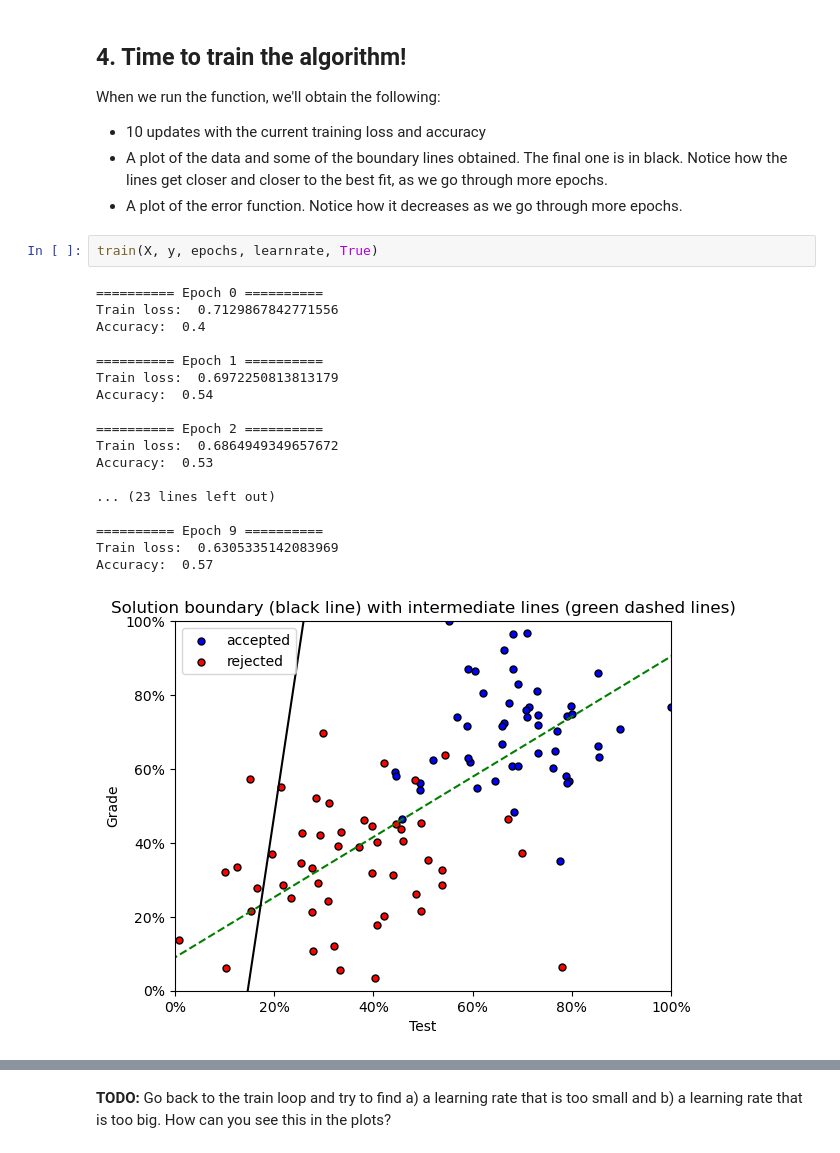
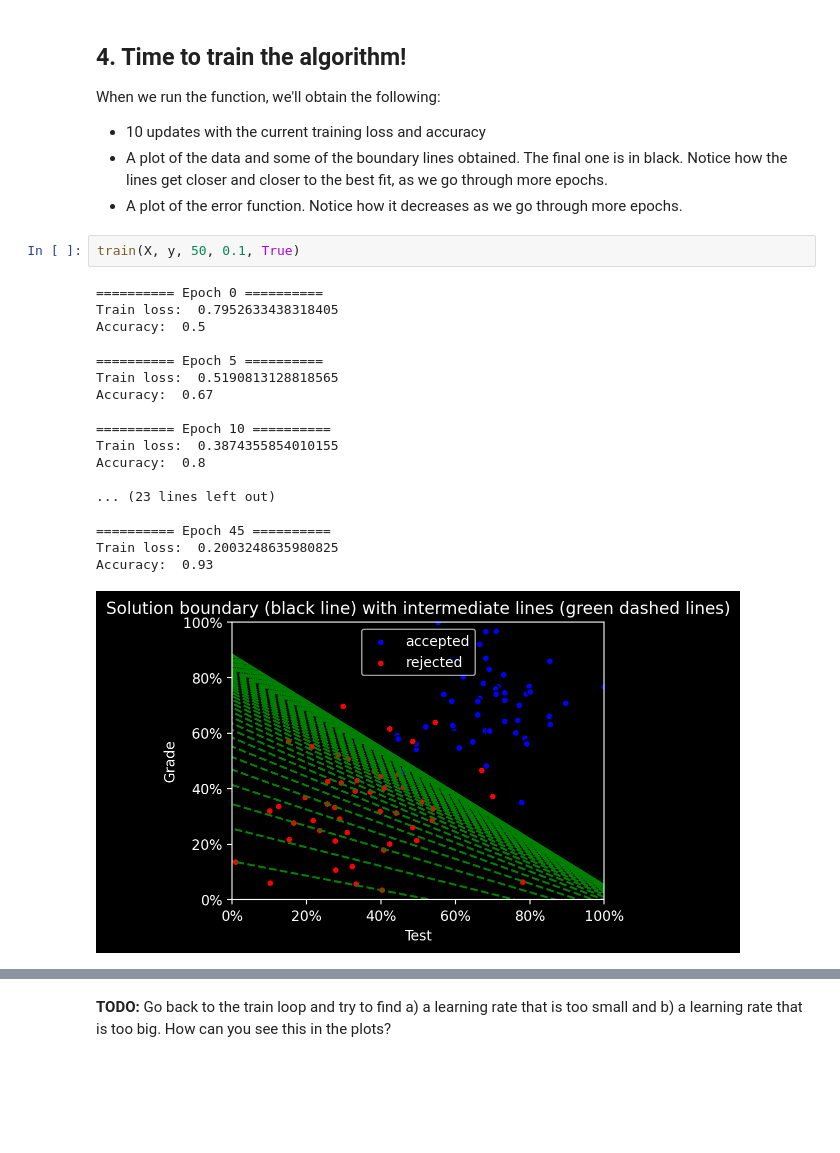
Before and after one commit to hai5rt/MMA-Mustererkennung, a Jupyter notebook: 6 Neuronale Netze/Exercise_StudentAdmissions_Neuron_v2__starter.ipynb, the cells around one changed output, grey strips where cells are left out. Drawn from its saved outputs; the diff is of its cells as text; blank space fills up the shorter version.

```diff
--- a/6 Neuronale Netze/Exercise_StudentAdmissions_Neuron_v2__starter.ipynb
+++ b/6 Neuronale Netze/Exercise_StudentAdmissions_Neuron_v2__starter.ipynb
@@ -200,23 +200,23 @@ When we run the function, we'll obtain the following:
 - A plot of the data and some of the boundary lines obtained. The final one is in black. Notice how the lines get closer and closer to the best fit, as we go through more epochs.
 - A plot of the error function. Notice how it decreases as we go through more epochs.
 # %%
-train(X, y, epochs, learnrate, True)
+train(X, y, 50, 0.1, True)
 # %% [output]
 ========== Epoch 0 ==========
-Train loss:  0.7129867842771556
-Accuracy:  0.4
+Train loss:  0.7952633438318405
+Accuracy:  0.5
 
-========== Epoch 1 ==========
-Train loss:  0.6972250813813179
-Accuracy:  0.54
+========== Epoch 5 ==========
+Train loss:  0.5190813128818565
+Accuracy:  0.67
 
-========== Epoch 2 ==========
-Train loss:  0.6864949349657672
-Accuracy:  0.53
+========== Epoch 10 ==========
+Train loss:  0.3874355854010155
+Accuracy:  0.8
 
 ... (23 lines left out)
 
-========== Epoch 9 ==========
-Train loss:  0.6305335142083969
-Accuracy:  0.57
+========== Epoch 45 ==========
+Train loss:  0.2003248635980825
+Accuracy:  0.93
-[figure, old version]
+[figure, new version]
```
Also changed, not shown: parts of 2 cells of this notebook, 30 other files.
